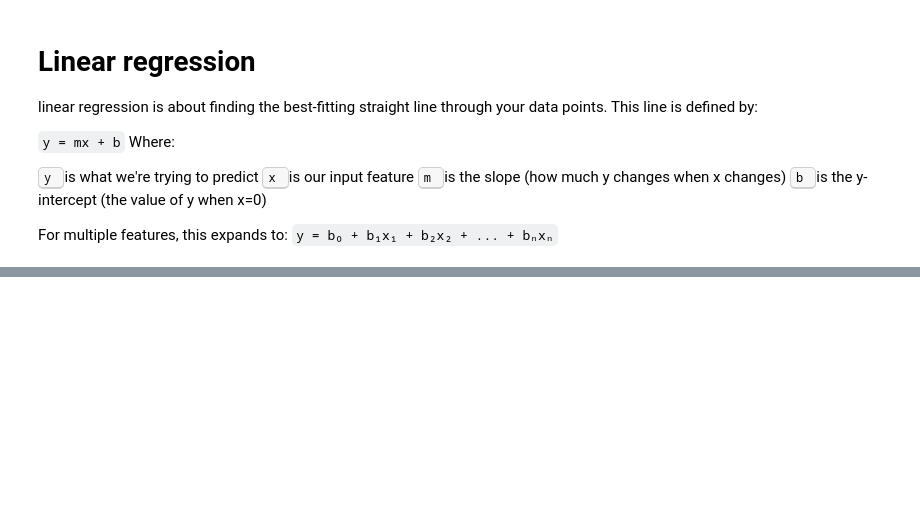
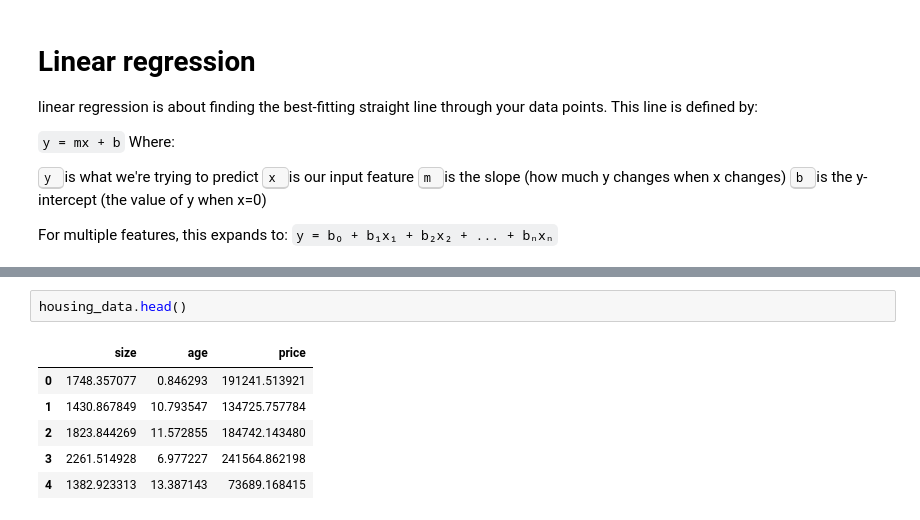
Before and after one commit to kamatealif/machine-learning, a Jupyter notebook: supervised learning/regression/linear-regression.ipynb, the cells around one changed output, grey strips where cells are left out. Drawn from its saved outputs; the diff is of its cells as text; blank space fills up the shorter version.

```diff
--- a/supervised learning/regression/linear-regression.ipynb
+++ b/supervised learning/regression/linear-regression.ipynb
@@ -24,0 +38,9 @@ ModuleNotFoundError: No module named 'scikitlearn'
+# %%
+housing_data.head()
+# %% [output]
+|  | size | age | price |
+| 0 | 1748.357077 | 0.846293 | 191241.513921 |
+| 1 | 1430.867849 | 10.793547 | 134725.757784 |
+| 2 | 1823.844269 | 11.572855 | 184742.143480 |
+| 3 | 2261.514928 | 6.977227 | 241564.862198 |
+| 4 | 1382.923313 | 13.387143 | 73689.168415 |
```
Also changed, not shown: parts of 9 cells of this notebook.
